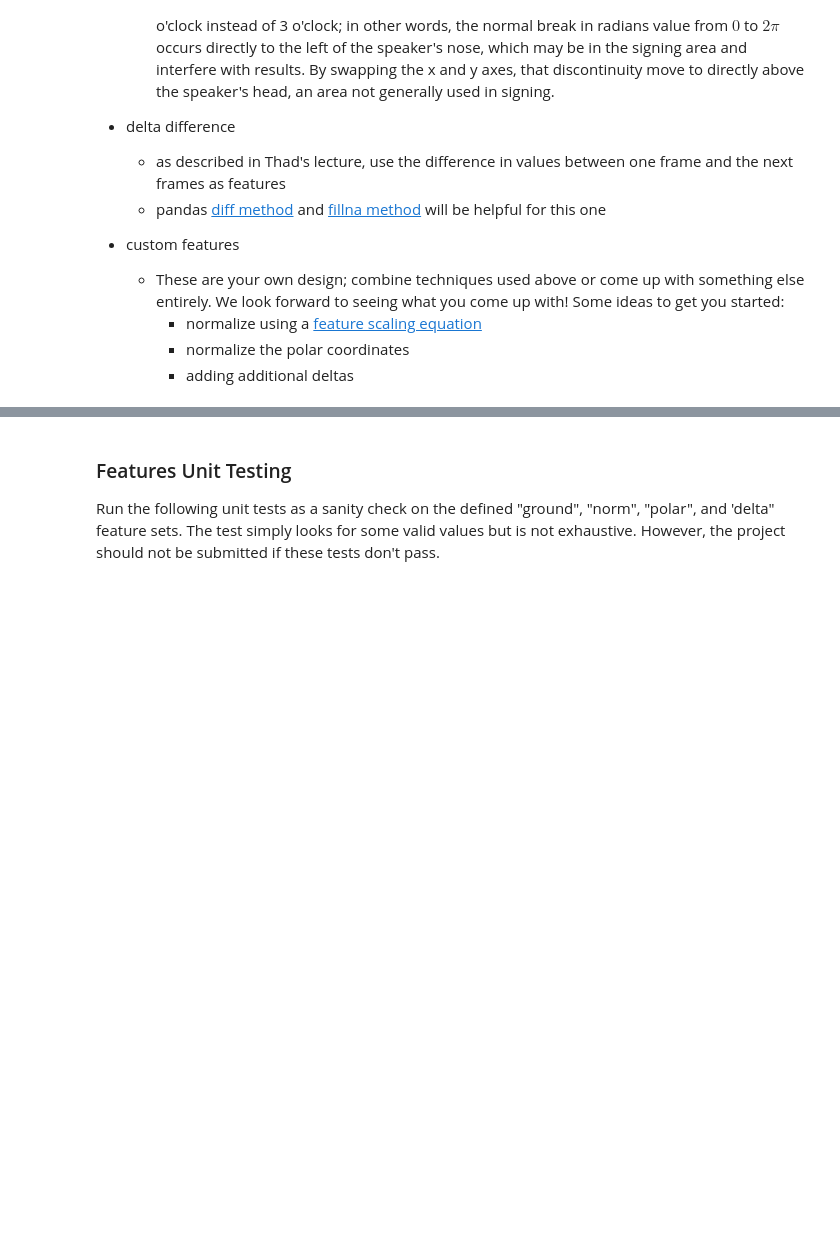
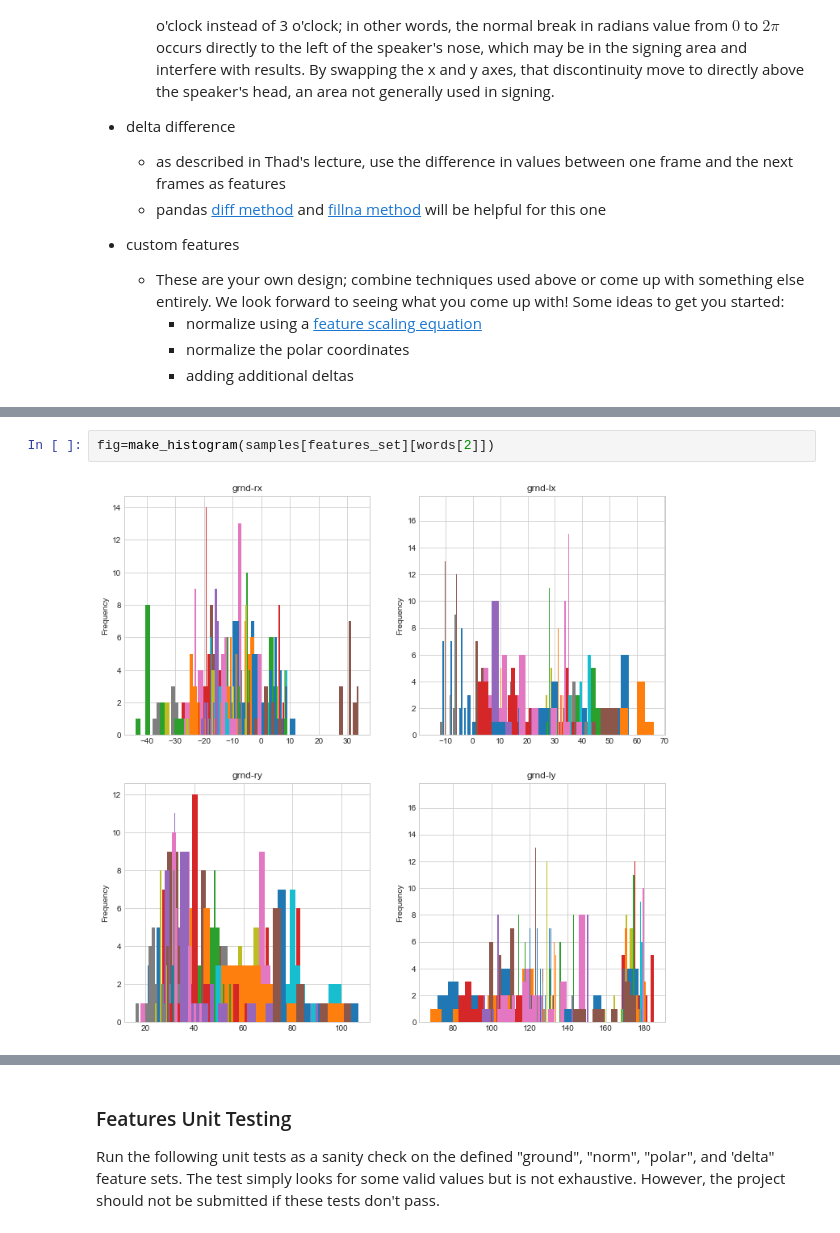
Before and after one commit to markovchainsmoker/AIND-Recognizer, a Jupyter notebook: asl_recognizer.ipynb, the cells around one changed output, grey strips where cells are left out. Drawn from its saved outputs; the diff is of its cells as text; blank space fills up the shorter version.

```diff
--- a/asl_recognizer.ipynb
+++ b/asl_recognizer.ipynb
@@ -273,0 +204,4 @@ for i in (0,1):
+# %%
+fig=make_histogram(samples[features_set][words[2]])
+# %% [output]
+[figure, added]
```
Also changed, not shown: parts of 48 cells of this notebook.
